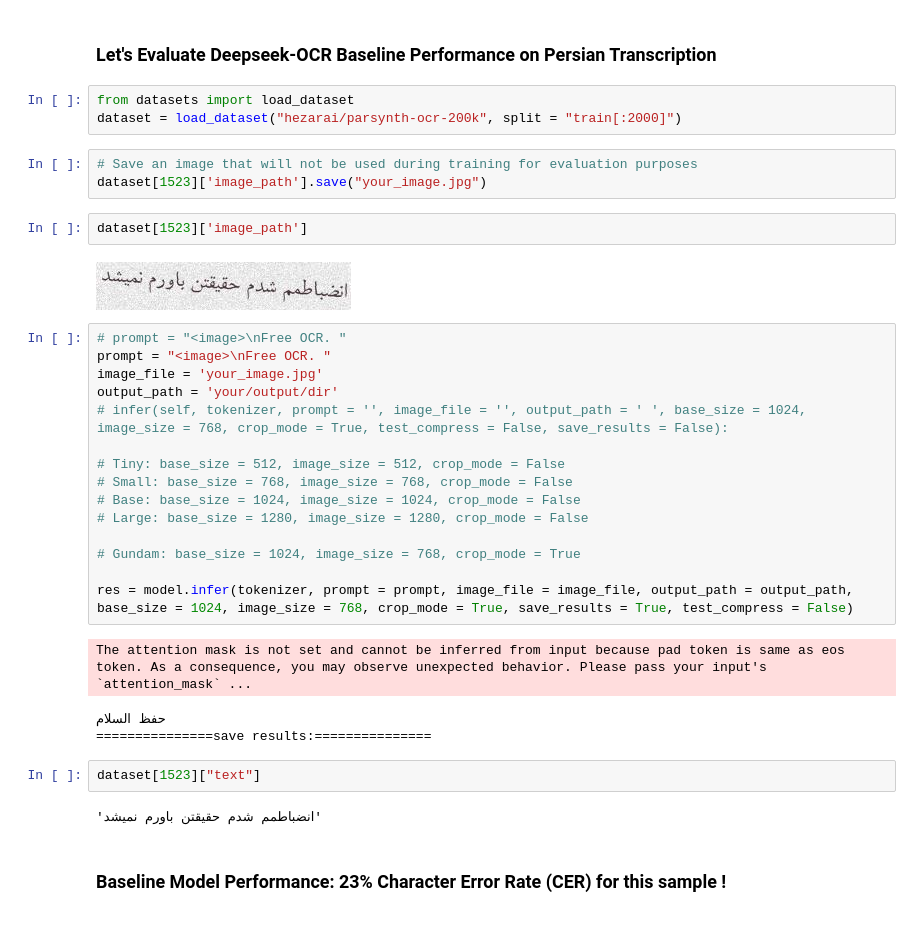
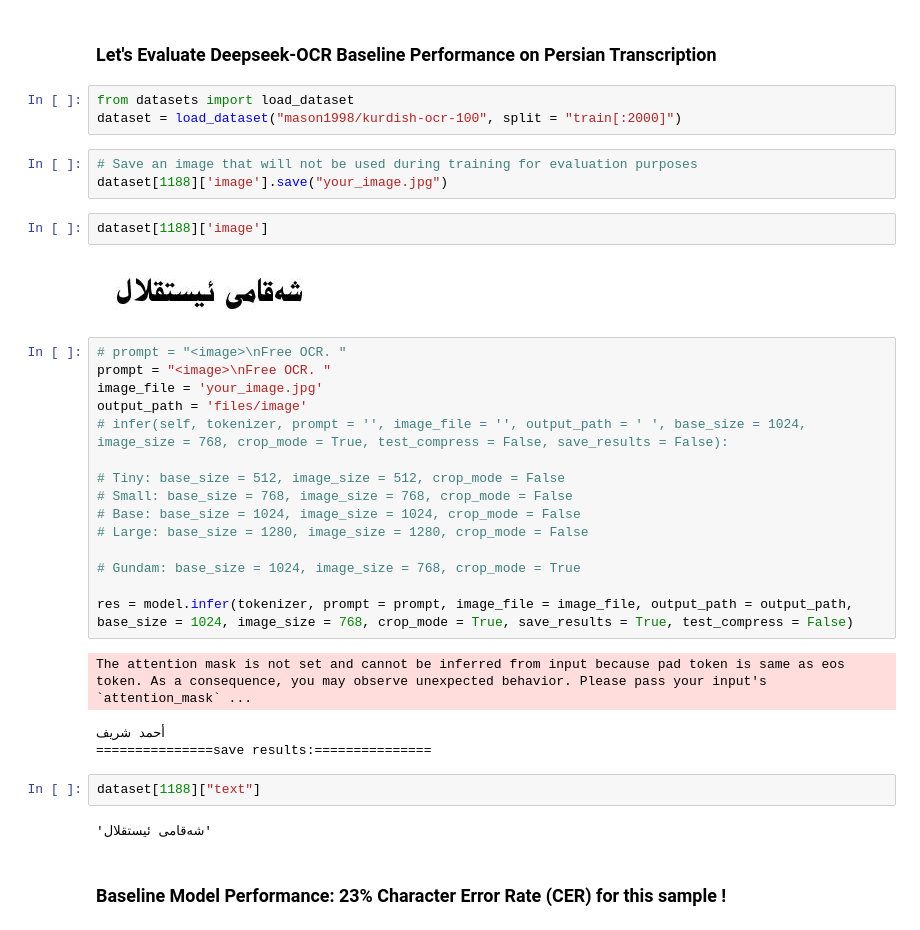
Before and after one commit to mason1998php/test, a Jupyter notebook: nb/Deepseek_OCR_2_(3B).ipynb, the cells around one changed output. Cells and saved outputs as stored; diff of their text form.

```diff
--- a/nb/Deepseek_OCR_2_(3B).ipynb
+++ b/nb/Deepseek_OCR_2_(3B).ipynb
@@ -90,12 +90,12 @@ Unsloth: QLoRA and full finetuning all not selected. Switching to 16bit LoRA.
 ### Let's Evaluate Deepseek-OCR Baseline Performance on Persian Transcription
 # %%
 from datasets import load_dataset
-dataset = load_dataset("hezarai/parsynth-ocr-200k", split = "train[:2000]")
+dataset = load_dataset("mason1998/kurdish-ocr-100", split = "train[:2000]")
 # %%
 # Save an image that will not be used during training for evaluation purposes
-dataset[1523]['image_path'].save("your_image.jpg")
+dataset[1188]['image'].save("your_image.jpg")
-# %%
-dataset[1523]['image_path']
-# %% [output]
-[figure, removed]
+# %%
+dataset[1188]['image']
+# %% [output]
+[figure, added]
 # %%
@@ -104,5 +104,5 @@
 image_file = 'your_image.jpg'
-output_path = 'your/output/dir'
+output_path = 'files/image'
 # infer(self, tokenizer, prompt = '', image_file = '', output_path = ' ', base_size = 1024, image_size = 768, crop_mode = True, test_compress = False, save_results = False):
 
 # Tiny: base_size = 512, image_size = 512, crop_mode = False
@@ -115,12 +115,12 @@ output_path = 'your/output/dir'
 res = model.infer(tokenizer, prompt = prompt, image_file = image_file, output_path = output_path, base_size = 1024, image_size = 768, crop_mode = True, save_results = True, test_compress = False)
 # %% [output]
 The attention mask is not set and cannot be inferred from input because pad token is same as eos token. As a consequence, you may observe unexpected behavior. Please pass your input's `attention_mask` ...
-حفظ السلام
+أحمد شريف
 ===============save results:===============
 # %%
-dataset[1523]["text"]
+dataset[1188]["text"]
 # %% [output]
-'انضباطمم شدم حقیقتن باورم نمیشد'
+'شەقامی ئیستقلال'
 # %% [markdown]
 <h3>Baseline Model Performance: 23% Character Error Rate (CER) for this sample !</h3>
 # %% [markdown]
```
Also changed, not shown: parts of 5 cells of this notebook.
